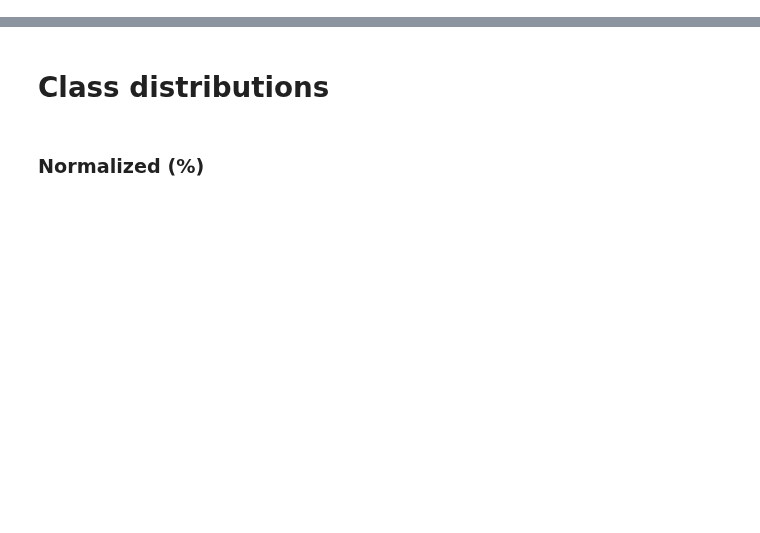
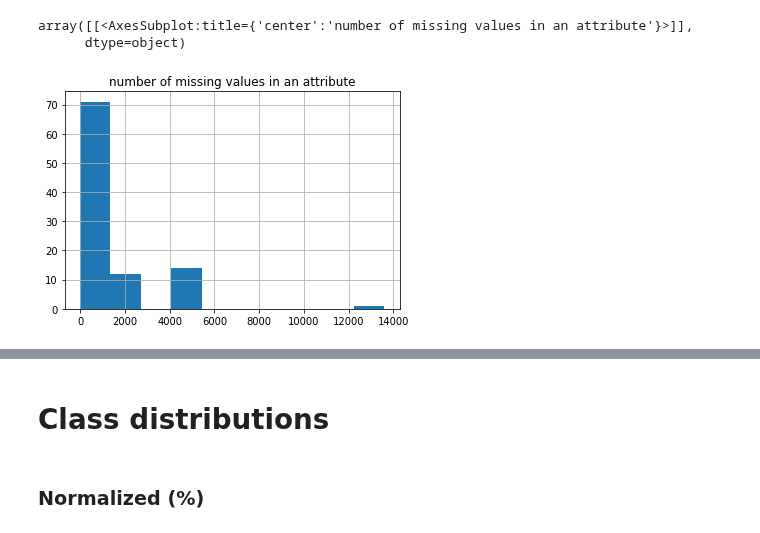
Before and after one commit to gems-uff/mestre, a Jupyter notebook: scripts/exploratory_analysis/classifier_test.ipynb, the cells around one changed output, grey strips where cells are left out. Cells and saved outputs as stored; diff of their text form; code cells hidden in the pictures; blank space fills up the shorter version.

```diff
--- a/scripts/exploratory_analysis/classifier_test.ipynb
+++ b/scripts/exploratory_analysis/classifier_test.ipynb
@@ -22,3 +24,8 @@ non_features_columns.extend(["project_user", "project_name", "path", "file_name"
 # %%
 selected_dataset = pd.read_csv("../../data/SELECTED_LABELLED_DATASET.csv")
 projects = list(selected_dataset['project'].unique())
+# %%
+df_training = pd.read_csv("../../data/dataset-training.csv")
+df_na = df_training[df_training.isna().any(axis=1)]
+
+len(df_na) / len(df_training)
@@ -24,0 +59,7 @@ projects = list(selected_dataset['project'].unique())
+# %%
+pd.DataFrame({'number of missing values in an attribute': df_training.count()})\
+.apply(lambda x: df_training.shape[0] - x).hist()
+# %% [output]
+array([[<AxesSubplot:title={'center':'number of missing values in an attribute'}>]],
+      dtype=object)
+[figure, added]
```
Also changed, not shown: parts of 36 cells of this notebook, 1 other file.
